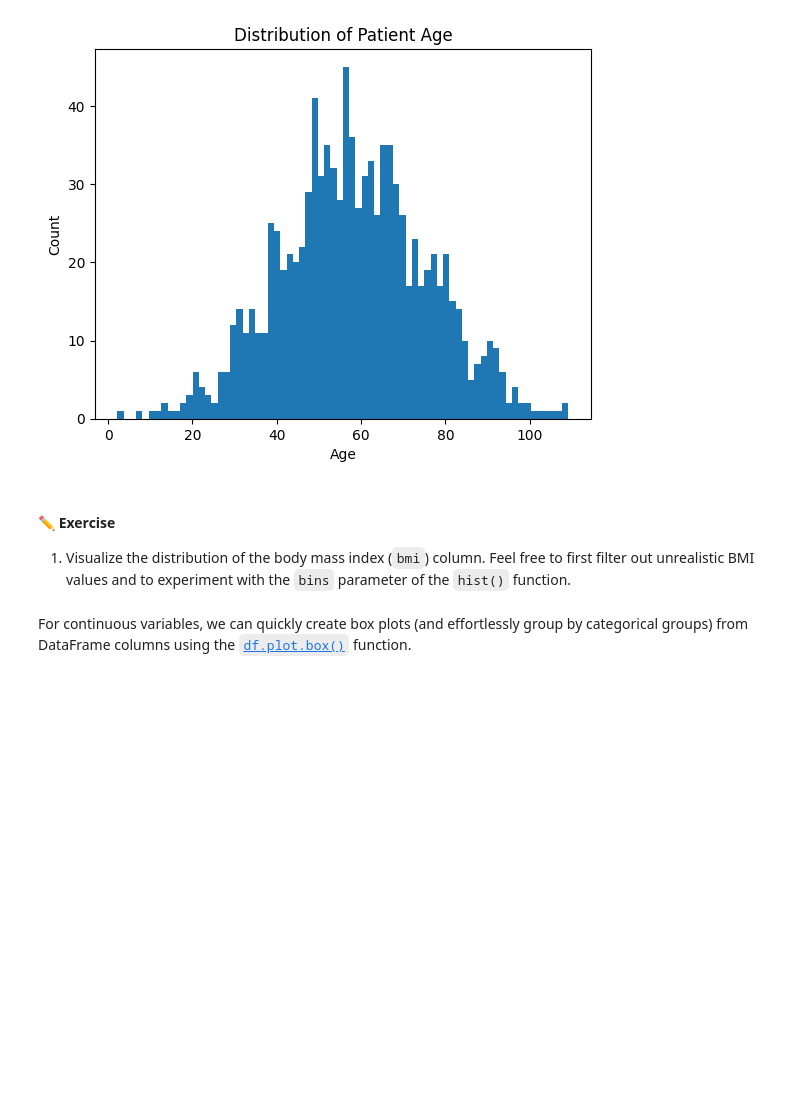
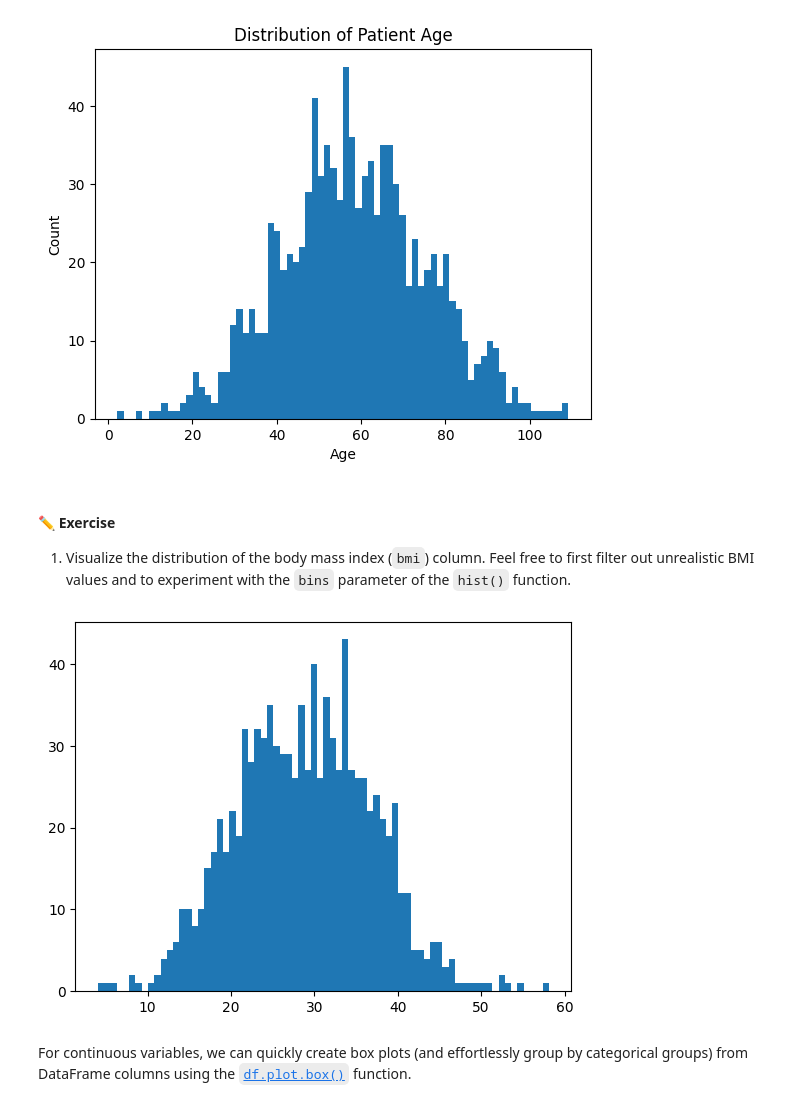
Before and after one commit to Shravani-0510/bme3053c, a Jupyter notebook: lessons-solved/04_Pandas.ipynb, the cells around one changed output. Cells and saved outputs as stored; diff of their text form; code cells hidden in the pictures; blank space fills up the shorter version.

```diff
--- a/lessons-solved/04_Pandas.ipynb
+++ b/lessons-solved/04_Pandas.ipynb
@@ -444,6 +558,10 @@ display(hist)
 #### **✏️ Exercise**
 
 1. Visualize the distribution of the body mass index (`bmi`) column. Feel free to first filter out unrealistic BMI values and to experiment with the `bins` parameter of the `hist()` function.
+# %%
+hist = patient_df['bmi'].hist(bins=72, grid=False)
+# %% [output]
+[figure, added]
 # %% [markdown]
 For continuous variables, we can quickly create box plots (and effortlessly group by categorical groups) from DataFrame columns using the [`df.plot.box()`](https://pandas.pydata.org/docs/reference/api/pandas.DataFrame.plot.box.html#pandas.DataFrame.plot.box) function.
 # %%
```
Also changed, not shown: parts of 13 cells of this notebook.
